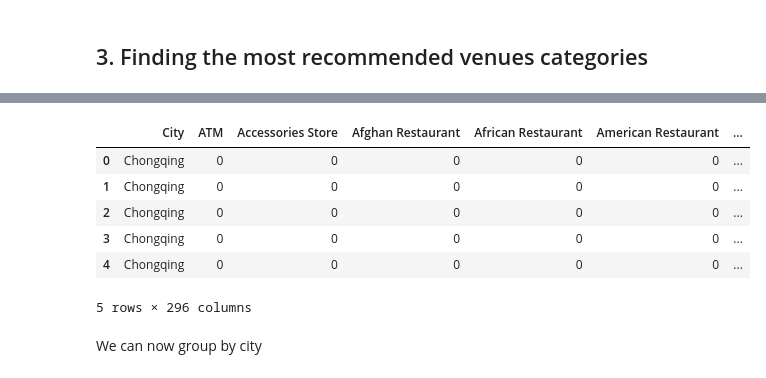
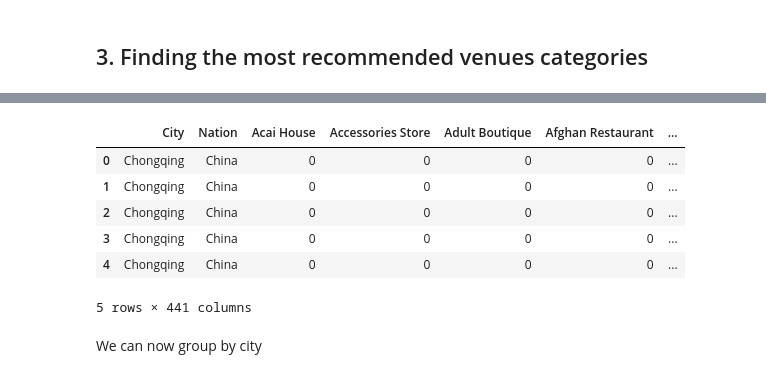
Before and after one commit to rezaabdullah/Coursera_Capstone, a Jupyter notebook: FinalProject/3.cluster_cities.ipynb, the cells around one changed output, grey strips where cells are left out. Cells and saved outputs as stored; diff of their text form; code cells hidden in the pictures.

```diff
--- a/FinalProject/3.cluster_cities.ipynb
+++ b/FinalProject/3.cluster_cities.ipynb
@@ -54,23 +61,24 @@ df_joined.head()
 # %%
 # one hot encoding of venue category
 df_venues_onehot = pd.get_dummies(df_venues[['Venue Category']], prefix="", prefix_sep="")
 
-# add city column back to the dataframe
+# add city and nation columns back to the dataframe
 df_venues_onehot['City'] = df_venues['City']
+df_venues_onehot['Nation'] = df_venues['Nation']
 
-# move city column to the first column
-fixed_columns = [df_venues_onehot.columns[-1]] + list(df_venues_onehot.columns[:-1])
+# move those column to the first column
+fixed_columns = list(df_venues_onehot.columns[-2:]) + list(df_venues_onehot.columns[:-2])
 df_venues_onehot = df_venues_onehot[fixed_columns]
 
 df_venues_onehot.head()
 # %% [output]
-|  | City | ATM | Accessories Store | Afghan Restaurant | African Restaurant | American Restaurant | ... |
-| 0 | Chongqing | 0 | 0 | 0 | 0 | 0 | ... |
-| 1 | Chongqing | 0 | 0 | 0 | 0 | 0 | ... |
-| 2 | Chongqing | 0 | 0 | 0 | 0 | 0 | ... |
-| 3 | Chongqing | 0 | 0 | 0 | 0 | 0 | ... |
-| 4 | Chongqing | 0 | 0 | 0 | 0 | 0 | ... |
+|  | City | Nation | Acai House | Accessories Store | Adult Boutique | Afghan Restaurant | ... |
+| 0 | Chongqing | China | 0 | 0 | 0 | 0 | ... |
+| 1 | Chongqing | China | 0 | 0 | 0 | 0 | ... |
+| 2 | Chongqing | China | 0 | 0 | 0 | 0 | ... |
+| 3 | Chongqing | China | 0 | 0 | 0 | 0 | ... |
+| 4 | Chongqing | China | 0 | 0 | 0 | 0 | ... |
-5 rows × 296 columns
+5 rows × 441 columns
 # %% [markdown]
 We can now group by city
 # %%
```
Also changed, not shown: parts of 14 cells of this notebook, 11 other files.
